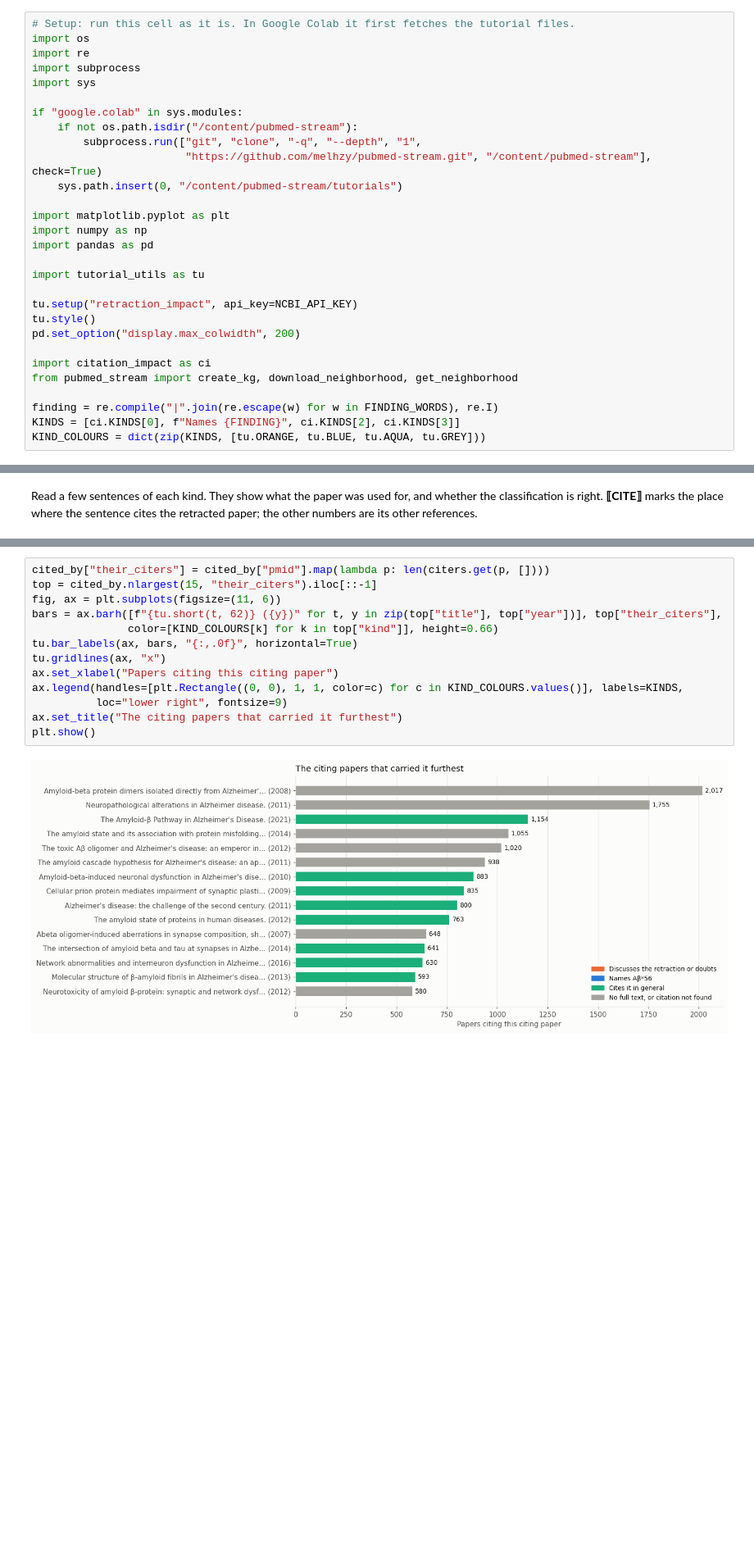
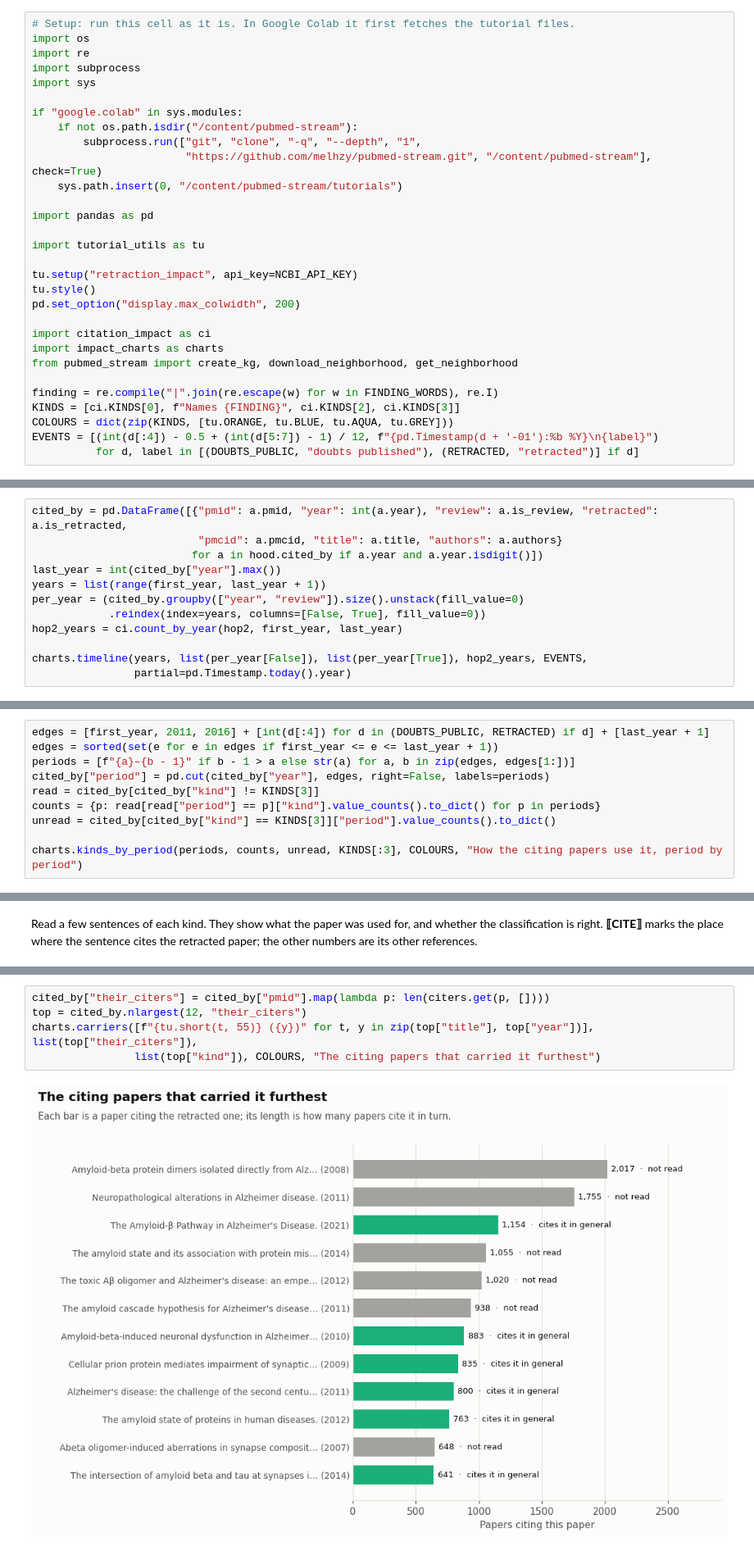
Before and after one commit to melhzy/pubmed-stream, a Jupyter notebook: tutorials/08_retraction_impact.ipynb, the cells around one changed output, grey strips where cells are left out. Shown at 82% size. Cells and saved outputs as stored; diff of their text form; blank space fills up the shorter version.

```diff
--- a/tutorials/08_retraction_impact.ipynb
+++ b/tutorials/08_retraction_impact.ipynb
@@ -47,8 +48,6 @@ if "google.colab" in sys.modules:
                         "https://github.com/melhzy/pubmed-stream.git", "/content/pubmed-stream"], check=True)
     sys.path.insert(0, "/content/pubmed-stream/tutorials")
 
-import matplotlib.pyplot as plt
-import numpy as np
 import pandas as pd
 
 import tutorial_utils as tu
@@ -58,11 +57,14 @@ tu.style()
 pd.set_option("display.max_colwidth", 200)
 
 import citation_impact as ci
+import impact_charts as charts
 from pubmed_stream import create_kg, download_neighborhood, get_neighborhood
 
 finding = re.compile("|".join(re.escape(w) for w in FINDING_WORDS), re.I)
 KINDS = [ci.KINDS[0], f"Names {FINDING}", ci.KINDS[2], ci.KINDS[3]]
-KIND_COLOURS = dict(zip(KINDS, [tu.ORANGE, tu.BLUE, tu.AQUA, tu.GREY]))
+COLOURS = dict(zip(KINDS, [tu.ORANGE, tu.BLUE, tu.AQUA, tu.GREY]))
+EVENTS = [(int(d[:4]) - 0.5 + (int(d[5:7]) - 1) / 12, f"{pd.Timestamp(d + '-01'):%b %Y}\n{label}")
+          for d, label in [(DOUBTS_PUBLIC, "doubts published"), (RETRACTED, "retracted")] if d]
 # %% [markdown]
 ## 1. The paper and its notices
 
@@ -180,0 +105,12 @@ Reviews: 301 of 1240 (24%); NIH-funded: 52%
+# %%
+cited_by = pd.DataFrame([{"pmid": a.pmid, "year": int(a.year), "review": a.is_review, "retracted": a.is_retracted,
+                          "pmcid": a.pmcid, "title": a.title, "authors": a.authors}
+                         for a in hood.cited_by if a.year and a.year.isdigit()])
+last_year = int(cited_by["year"].max())
+years = list(range(first_year, last_year + 1))
+per_year = (cited_by.groupby(["year", "review"]).size().unstack(fill_value=0)
+            .reindex(index=years, columns=[False, True], fill_value=0))
+hop2_years = ci.count_by_year(hop2, first_year, last_year)
+
+charts.timeline(years, list(per_year[False]), list(per_year[True]), hop2_years, EVENTS,
+                partial=pd.Timestamp.today().year)
@@ -253,0 +160,10 @@ plt.show()
+# %%
+edges = [first_year, 2011, 2016] + [int(d[:4]) for d in (DOUBTS_PUBLIC, RETRACTED) if d] + [last_year + 1]
+edges = sorted(set(e for e in edges if first_year <= e <= last_year + 1))
+periods = [f"{a}–{b - 1}" if b - 1 > a else str(a) for a, b in zip(edges, edges[1:])]
+cited_by["period"] = pd.cut(cited_by["year"], edges, right=False, labels=periods)
+read = cited_by[cited_by["kind"] != KINDS[3]]
+counts = {p: read[read["period"] == p]["kind"].value_counts().to_dict() for p in periods}
+unread = cited_by[cited_by["kind"] == KINDS[3]]["period"].value_counts().to_dict()
+
+charts.kinds_by_period(periods, counts, unread, KINDS[:3], COLOURS, "How the citing papers use it, period by period")
@@ -333,15 +247,7 @@ Some citing papers carried the paper much further than others: a widely cited re
 # %%
 cited_by["their_citers"] = cited_by["pmid"].map(lambda p: len(citers.get(p, [])))
-top = cited_by.nlargest(15, "their_citers").iloc[::-1]
-fig, ax = plt.subplots(figsize=(11, 6))
-bars = ax.barh([f"{tu.short(t, 62)} ({y})" for t, y in zip(top["title"], top["year"])], top["their_citers"],
-               color=[KIND_COLOURS[k] for k in top["kind"]], height=0.66)
-tu.bar_labels(ax, bars, "{:,.0f}", horizontal=True)
-tu.gridlines(ax, "x")
-ax.set_xlabel("Papers citing this citing paper")
-ax.legend(handles=[plt.Rectangle((0, 0), 1, 1, color=c) for c in KIND_COLOURS.values()], labels=KINDS,
-          loc="lower right", fontsize=9)
-ax.set_title("The citing papers that carried it furthest")
-plt.show()
+top = cited_by.nlargest(12, "their_citers")
+charts.carriers([f"{tu.short(t, 55)} ({y})" for t, y in zip(top["title"], top["year"])], list(top["their_citers"]),
+                list(top["kind"]), COLOURS, "The citing papers that carried it furthest")
 # %% [output]
-[figure, old version]
+[figure, new version]
```
Also changed, not shown: parts of 38 cells of this notebook, 3 other files.
